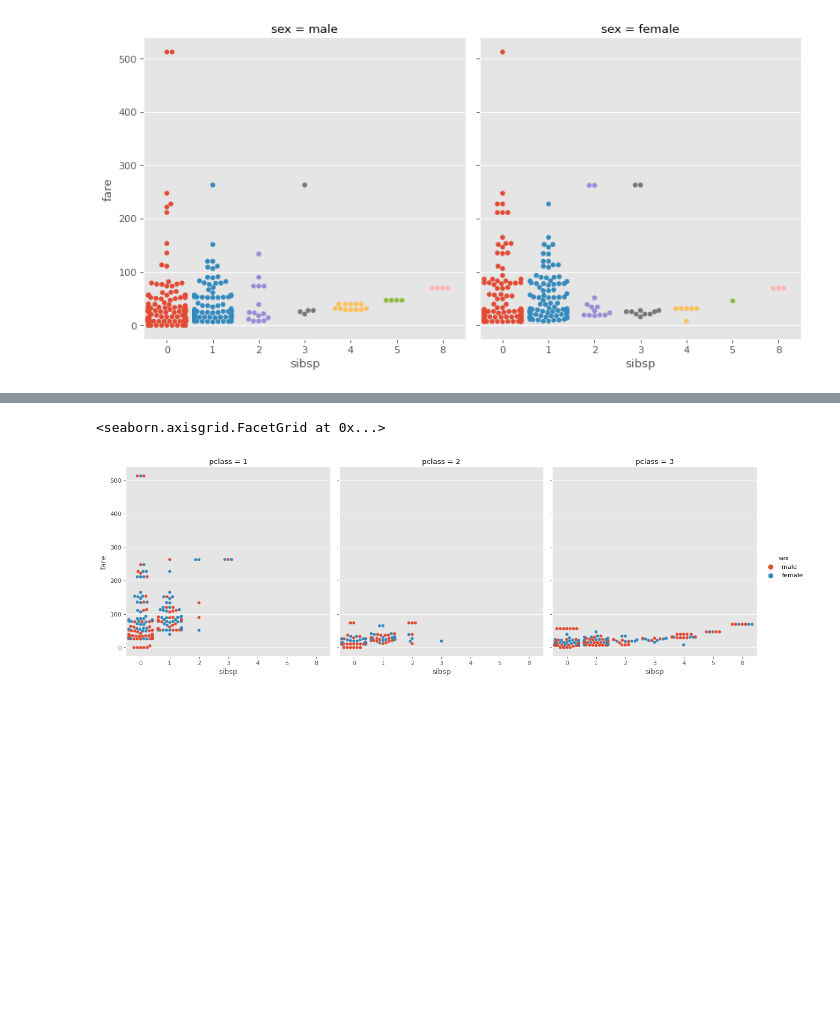
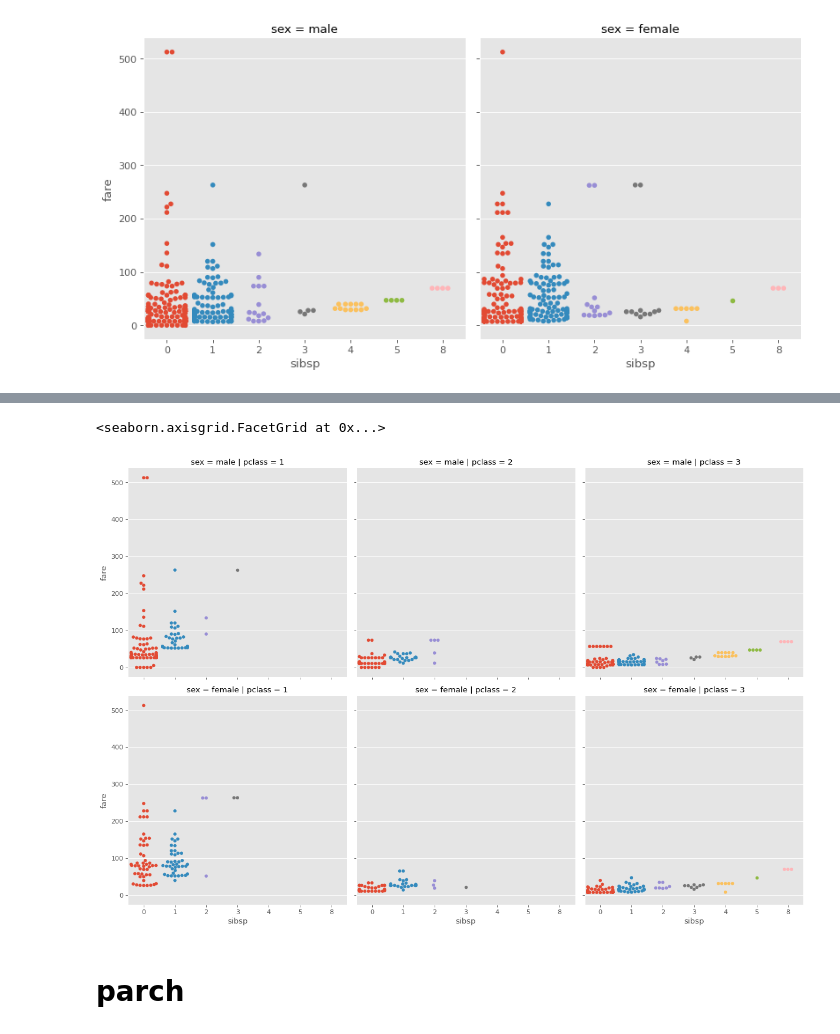
Before and after one commit to mainaliashish/data-science, a Jupyter notebook: EDA/titanic-dataset/eda-titanic.ipynb, the cells around one changed output, grey strips where cells are left out. Cells and saved outputs as stored; diff of their text form; code cells hidden in the pictures; blank space fills up the shorter version.

```diff
--- a/EDA/titanic-dataset/eda-titanic.ipynb
+++ b/EDA/titanic-dataset/eda-titanic.ipynb
@@ -619,5 +622,7 @@ sns.catplot(x='sibsp', y='fare', data=titanic, kind='swarm', hue='pclass', row='
 # %%
-sns.catplot(x='sibsp', y='fare', data=titanic, kind='swarm', col='pclass', hue='sex')
+sns.catplot(x='sibsp', y='fare', data=titanic, kind='swarm', col='pclass', row='sex')
 # %% [output]
 <seaborn.axisgrid.FacetGrid at 0x...>
-[figure, old version]
+[figure, new version]
+# %% [markdown]
+# parch
```
Also changed, not shown: parts of 7 cells of this notebook.
